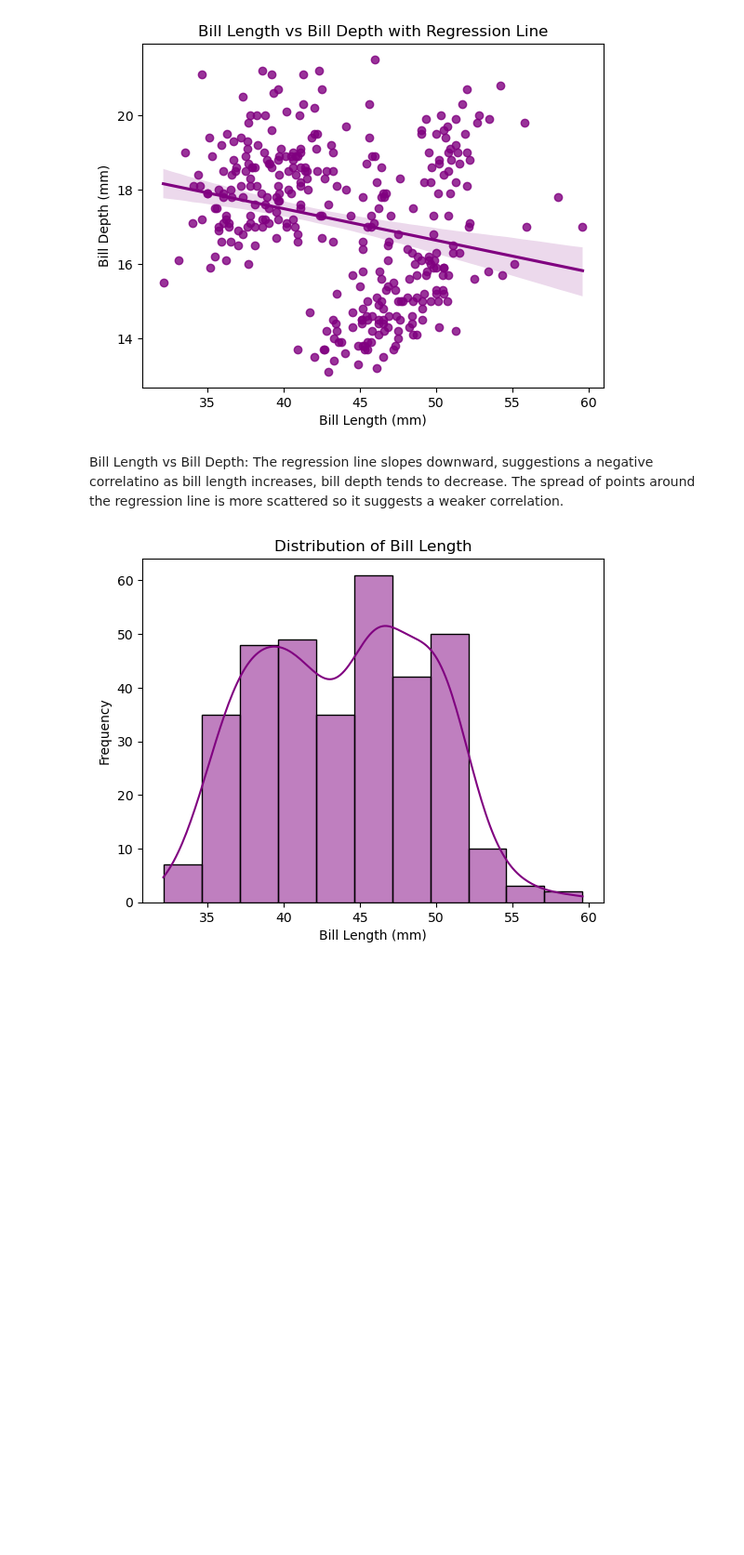
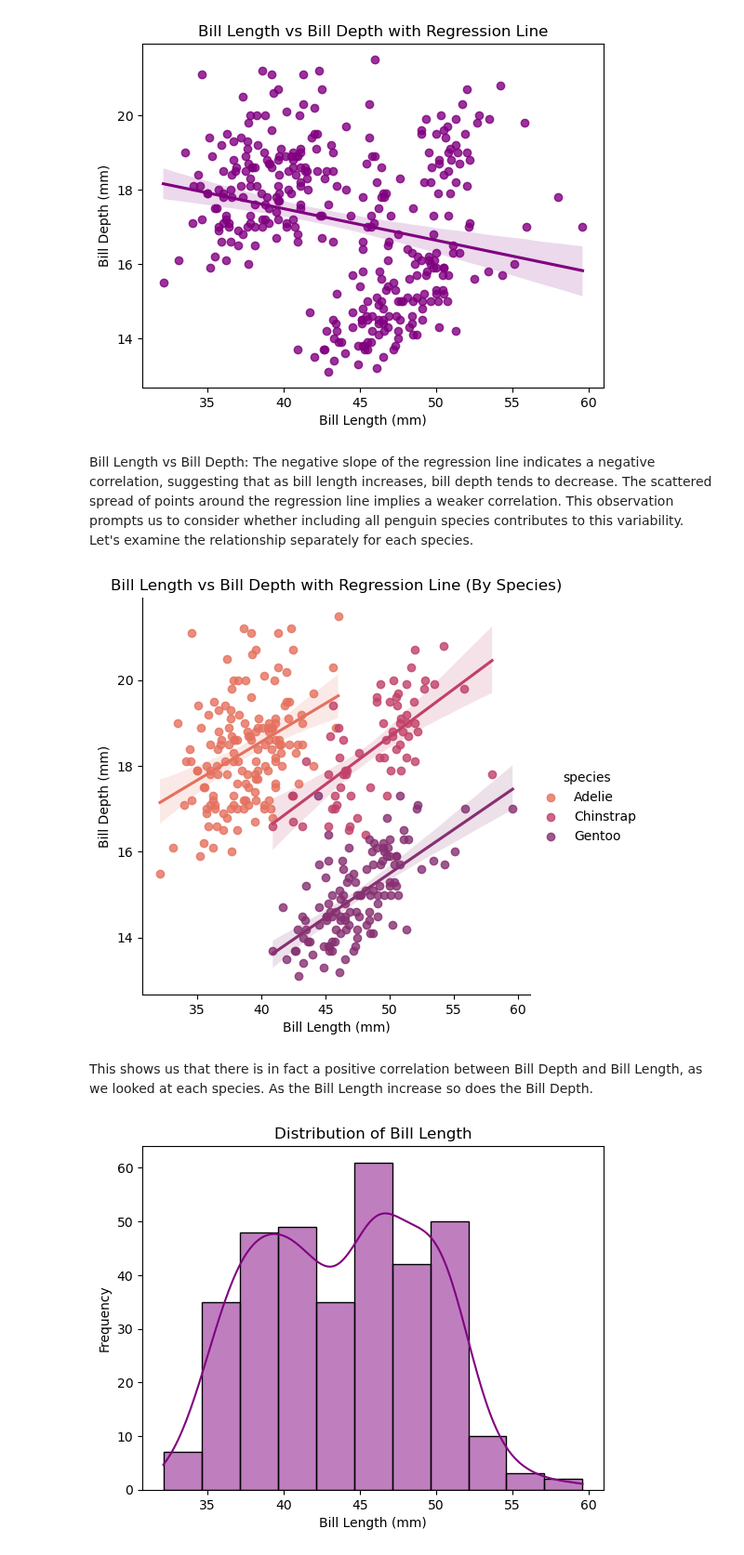
Before and after one commit to briannemcgrath/Principles-of-Data-Analytics, a Jupyter notebook: penguins.ipynb, the cells around one changed output. Shown at 93% size. Saved outputs shown, nothing was run; the diff lists cells and outputs as text; code cells hidden in the pictures; blank space fills up the shorter version.

```diff
--- a/penguins.ipynb
+++ b/penguins.ipynb
@@ -162,7 +171,18 @@ plt.show()
 [figure]
 # %% [markdown]
 Bill Length vs Bill Depth:
-The regression line slopes downward, suggestions a negative correlatino as bill length increases, bill depth tends to decrease. The spread of points around the regression line is more scattered so it suggests a weaker correlation.
+The negative slope of the regression line indicates a negative correlation, suggesting that as bill length increases, bill depth tends to decrease. The scattered spread of points around the regression line implies a weaker correlation. This observation prompts us to consider whether including all penguin species contributes to this variability. Let's examine the relationship separately for each species.
+# %%
+# Scatter plot with regression line separated by species
+sns.lmplot(x='bill_length_mm', y='bill_depth_mm', data=df, hue='species', palette='flare')
+plt.title('Bill Length vs Bill Depth with Regression Line (By Species)')
+plt.xlabel('Bill Length (mm)')
+plt.ylabel('Bill Depth (mm)')
+plt.show()
+# %% [output]
+[figure, added]
+# %% [markdown]
+This shows us that there is in fact a positive correlation between Bill Depth and Bill Length, as we looked at each species. As the Bill Length increase so does the Bill Depth.
 # %%
 # Histograms for 'bill_length_mm' and 'bill_depth_mm'
 sns.histplot(df['bill_length_mm'], kde=True, color='purple')
```
Also changed, not shown: parts of 4 cells of this notebook.
